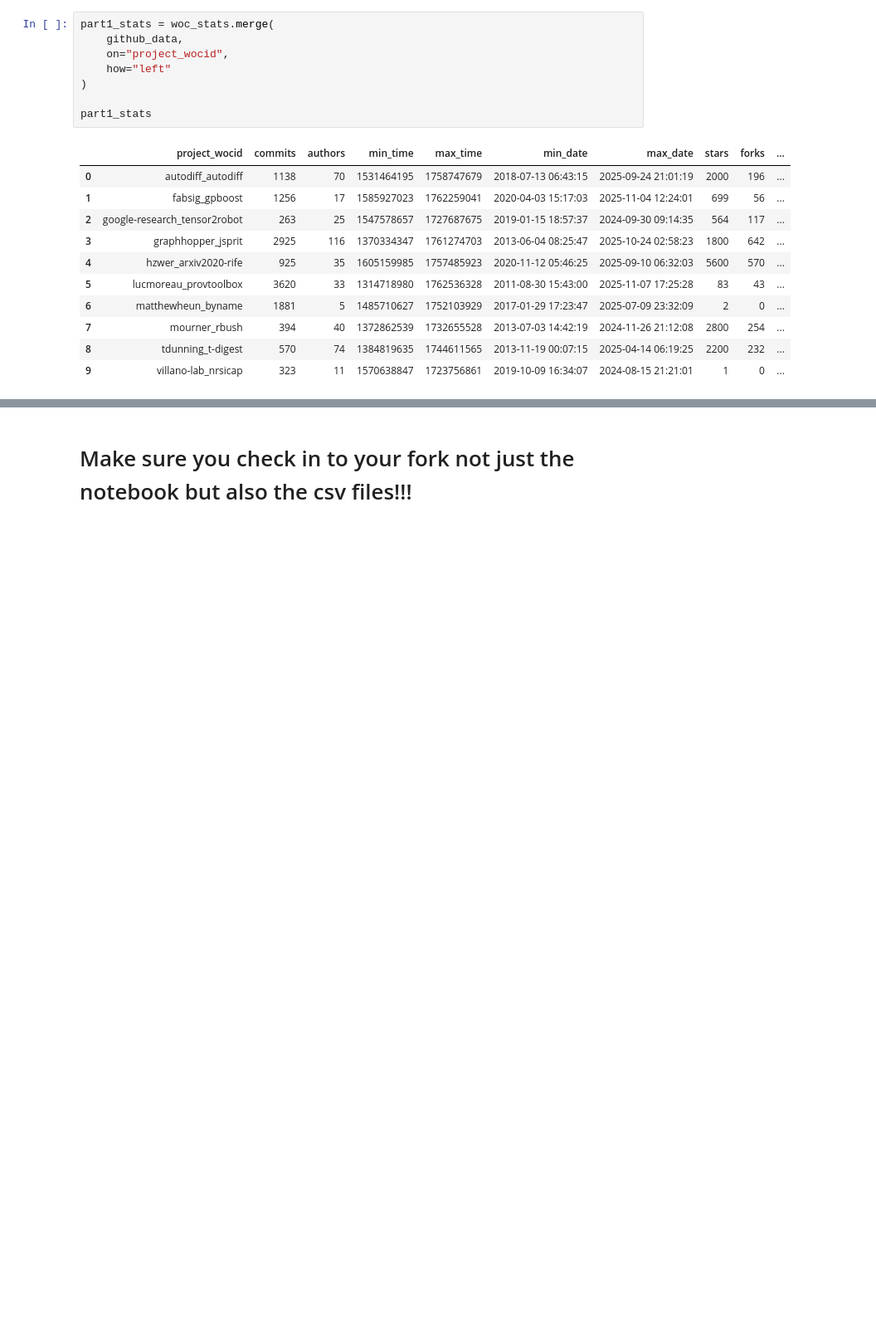
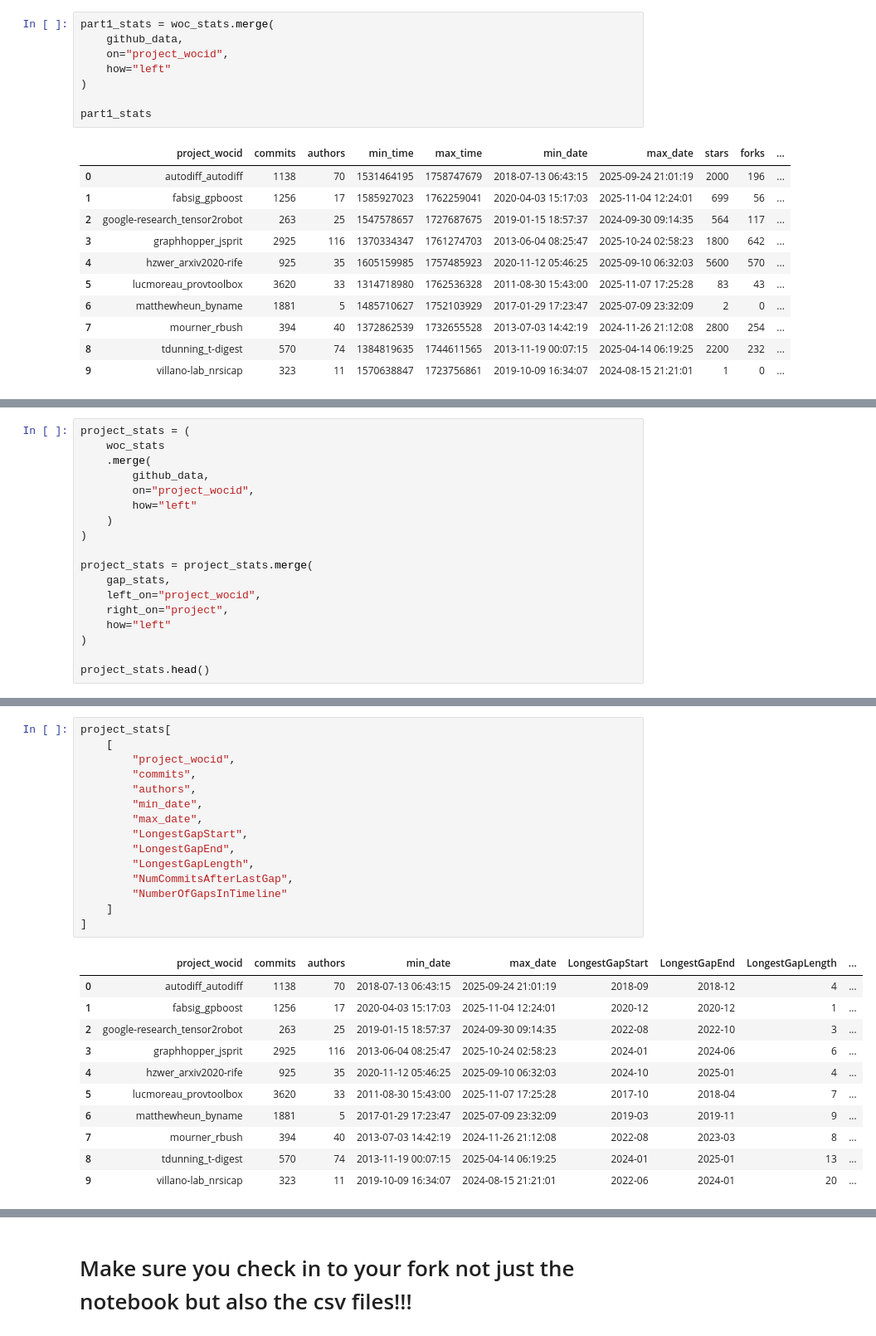
Before and after one commit to ChaseWolverton/MiniProject2, a Jupyter notebook: cwolver1.ipynb, the cells around one changed output, grey strips where cells are left out. Shown at 83% size. Cells and saved outputs as stored; diff of their text form; blank space fills up the shorter version.

```diff
--- a/cwolver1.ipynb
+++ b/cwolver1.ipynb
@@ -341,0 +767,18 @@ part1_stats
+# %%
+project_stats = (
+    woc_stats
+    .merge(
+        github_data,
+        on="project_wocid",
+        how="left"
+    )
+)
+
+project_stats = project_stats.merge(
+    gap_stats,
+    left_on="project_wocid",
+    right_on="project",
+    how="left"
+)
+
+project_stats.head()
@@ -341,0 +792,27 @@ part1_stats
+# %%
+project_stats[
+    [
+        "project_wocid",
+        "commits",
+        "authors",
+        "min_date",
+        "max_date",
+        "LongestGapStart",
+        "LongestGapEnd",
+        "LongestGapLength",
+        "NumCommitsAfterLastGap",
+        "NumberOfGapsInTimeline"
+    ]
+]
+# %% [output]
+|  | project_wocid | commits | authors | min_date | max_date | LongestGapStart | LongestGapEnd | LongestGapLength | ... |
+| 0 | autodiff_autodiff | 1138 | 70 | 2018-07-13 06:43:15 | 2025-09-24 21:01:19 | 2018-09 | 2018-12 | 4 | ... |
+| 1 | fabsig_gpboost | 1256 | 17 | 2020-04-03 15:17:03 | 2025-11-04 12:24:01 | 2020-12 | 2020-12 | 1 | ... |
+| 2 | google-research_tensor2robot | 263 | 25 | 2019-01-15 18:57:37 | 2024-09-30 09:14:35 | 2022-08 | 2022-10 | 3 | ... |
+| 3 | graphhopper_jsprit | 2925 | 116 | 2013-06-04 08:25:47 | 2025-10-24 02:58:23 | 2024-01 | 2024-06 | 6 | ... |
+| 4 | hzwer_arxiv2020-rife | 925 | 35 | 2020-11-12 05:46:25 | 2025-09-10 06:32:03 | 2024-10 | 2025-01 | 4 | ... |
+| 5 | lucmoreau_provtoolbox | 3620 | 33 | 2011-08-30 15:43:00 | 2025-11-07 17:25:28 | 2017-10 | 2018-04 | 7 | ... |
+| 6 | matthewheun_byname | 1881 | 5 | 2017-01-29 17:23:47 | 2025-07-09 23:32:09 | 2019-03 | 2019-11 | 9 | ... |
+| 7 | mourner_rbush | 394 | 40 | 2013-07-03 14:42:19 | 2024-11-26 21:12:08 | 2022-08 | 2023-03 | 8 | ... |
+| 8 | tdunning_t-digest | 570 | 74 | 2013-11-19 00:07:15 | 2025-04-14 06:19:25 | 2024-01 | 2025-01 | 13 | ... |
+| 9 | villano-lab_nrsicap | 323 | 11 | 2019-10-09 16:34:07 | 2024-08-15 21:21:01 | 2022-06 | 2024-01 | 20 | ... |
```
Also changed, not shown: parts of 18 cells of this notebook, 21 other files.
